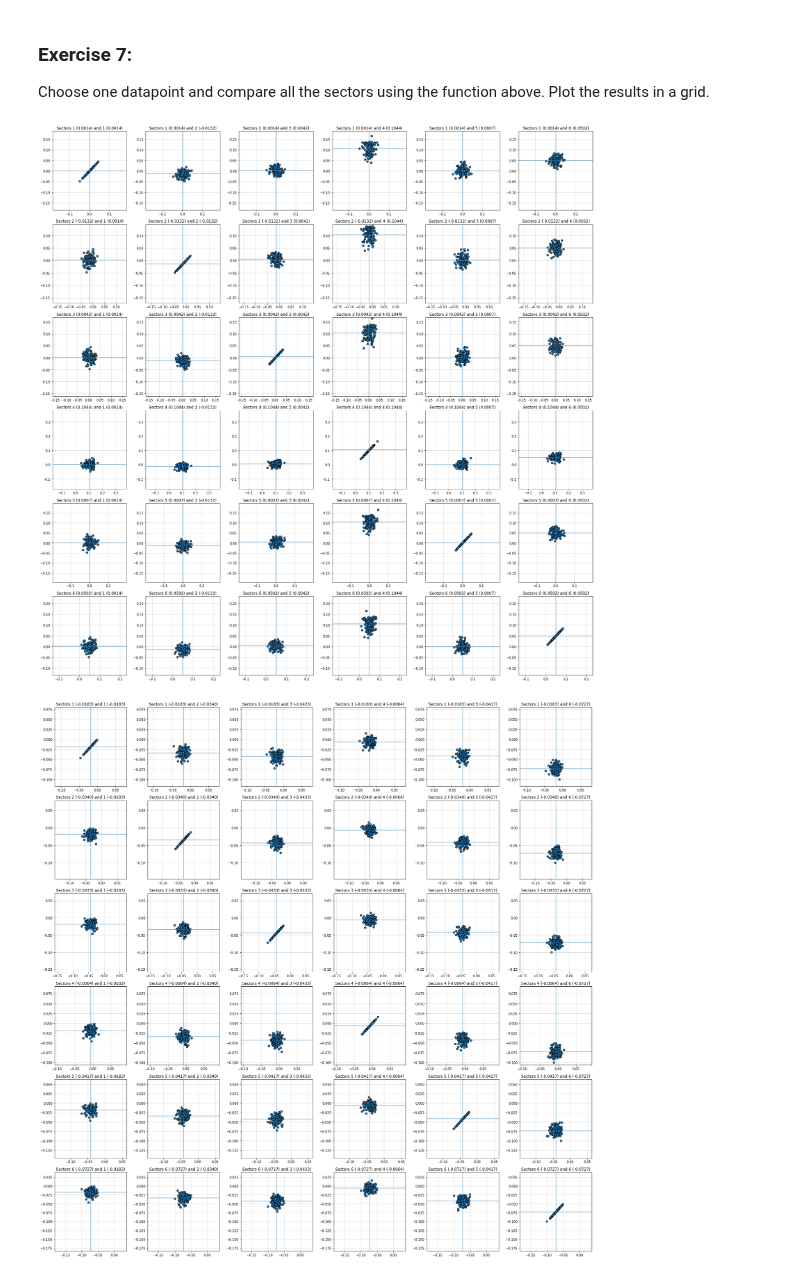
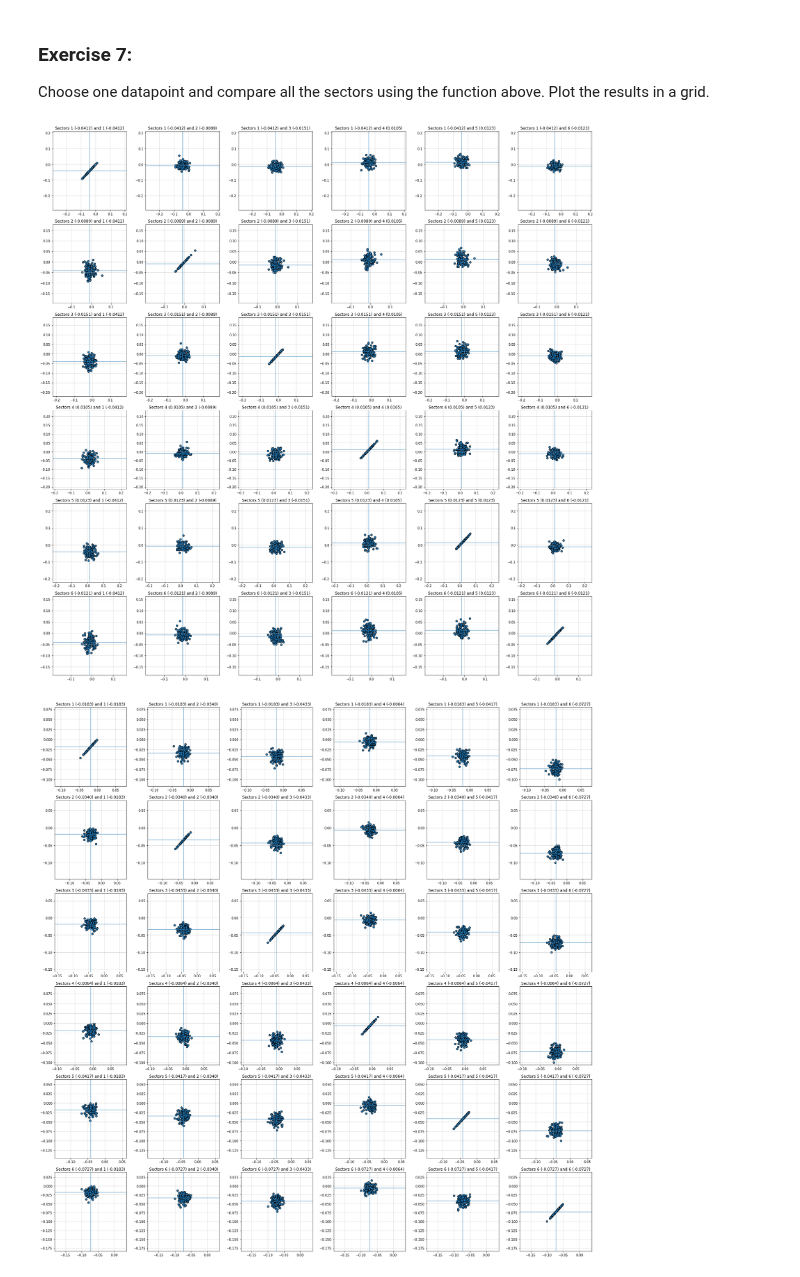
Before and after one commit to dmriser/python-analysis, a Jupyter notebook: kaon-bsa/notebooks/sectors_with_mc_systematics.ipynb, the cells around one changed output. Saved outputs shown, nothing was run; the diff lists cells and outputs as text; code cells hidden in the pictures.

```diff
--- a/kaon-bsa/notebooks/sectors_with_mc_systematics.ipynb
+++ b/kaon-bsa/notebooks/sectors_with_mc_systematics.ipynb
@@ -221,21 +224,22 @@ fig, ax = scatter_two_sectors(data=results, sectors=(1,2), index=15)
 ### Exercise 7:
 Choose one datapoint and compare all the sectors using the function above.  Plot the results in a grid.
 # %%
-index = 30
+index = 5
 
 fig = plt.figure(figsize=(24,24))
 
 for isect in range(1,7):
     for jsect in range(1,7):
         iax = (jsect - 1) + 6 * (isect - 1) + 1
         ax = fig.add_subplot(6, 6, iax)
         fig, ax = scatter_two_sectors(data = results,
                            sectors = (isect, jsect),
                            index = index, fig = fig, ax = ax)
 
 fig.tight_layout()
+fig.savefig('../image/sector_mc_systematics_{}.pdf'.format(index), bbox_inches='tight')
 # %% [output]
-[figure, old version]
+[figure, new version]
 # %%
 index = 15
 
```
Also changed, not shown: parts of 8 cells of this notebook, 11 other files.
